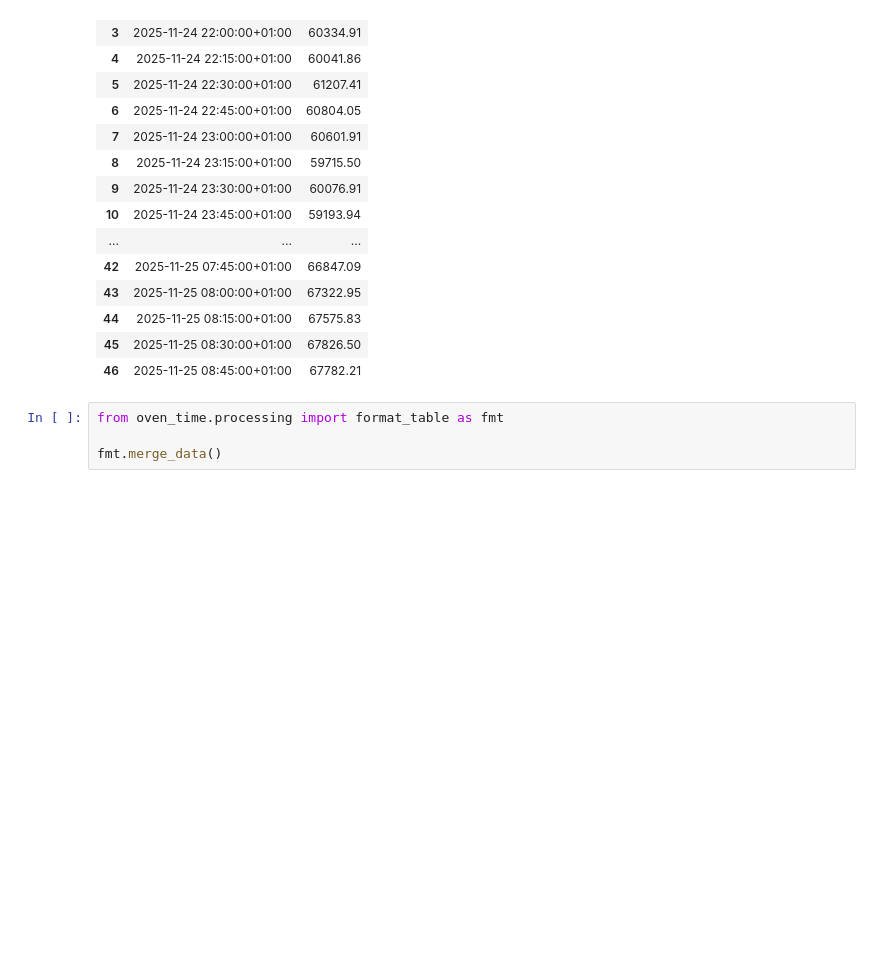
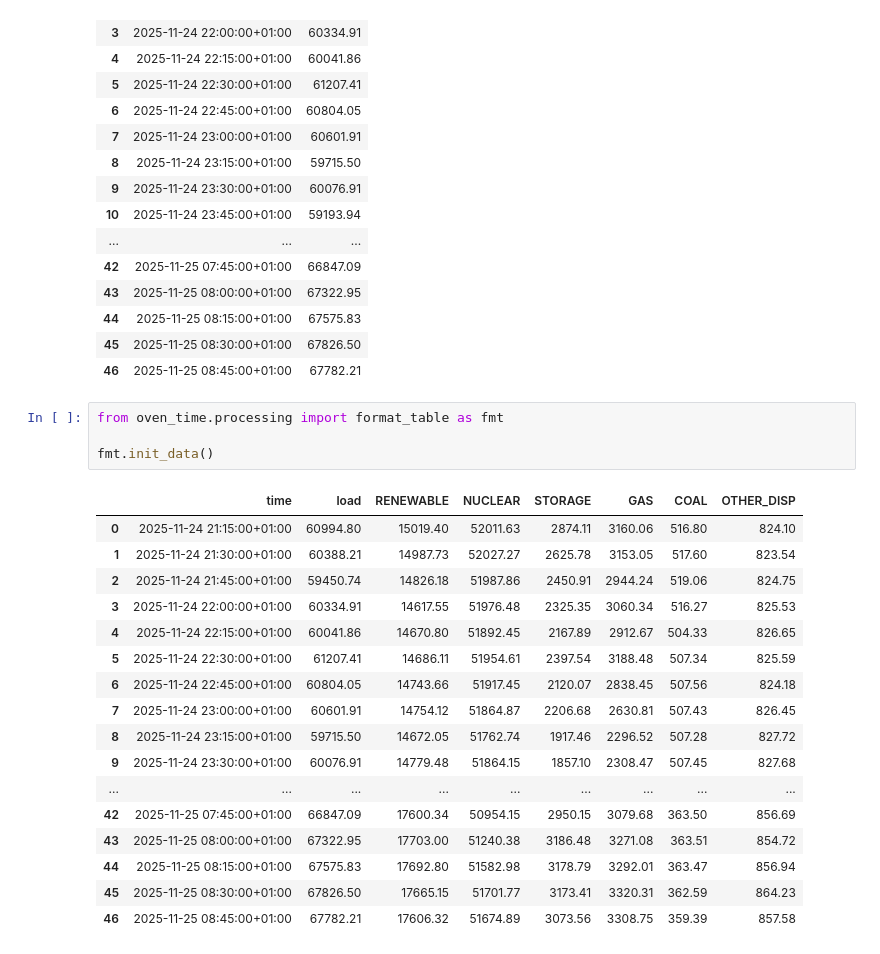
Before and after one commit to c-leblanc/oventime, a Jupyter notebook: notebooks/test_format_table.ipynb, the cells around one changed output. Drawn from its saved outputs; the diff is of its cells as text; blank space fills up the shorter version.

```diff
--- a/notebooks/test_format_table.ipynb
+++ b/notebooks/test_format_table.ipynb
@@ -82,7 +82,25 @@ load
 # %%
 from oven_time.processing import format_table as fmt
 
-fmt.merge_data()
+fmt.init_data()
+# %% [output]
+|  | time | load | RENEWABLE | NUCLEAR | STORAGE | GAS | COAL | OTHER_DISP |
+| 0 | 2025-11-24 21:15:00+01:00 | 60994.80 | 15019.40 | 52011.63 | 2874.11 | 3160.06 | 516.80 | 824.10 |
+| 1 | 2025-11-24 21:30:00+01:00 | 60388.21 | 14987.73 | 52027.27 | 2625.78 | 3153.05 | 517.60 | 823.54 |
+| 2 | 2025-11-24 21:45:00+01:00 | 59450.74 | 14826.18 | 51987.86 | 2450.91 | 2944.24 | 519.06 | 824.75 |
+| 3 | 2025-11-24 22:00:00+01:00 | 60334.91 | 14617.55 | 51976.48 | 2325.35 | 3060.34 | 516.27 | 825.53 |
+| 4 | 2025-11-24 22:15:00+01:00 | 60041.86 | 14670.80 | 51892.45 | 2167.89 | 2912.67 | 504.33 | 826.65 |
+| 5 | 2025-11-24 22:30:00+01:00 | 61207.41 | 14686.11 | 51954.61 | 2397.54 | 3188.48 | 507.34 | 825.59 |
+| 6 | 2025-11-24 22:45:00+01:00 | 60804.05 | 14743.66 | 51917.45 | 2120.07 | 2838.45 | 507.56 | 824.18 |
+| 7 | 2025-11-24 23:00:00+01:00 | 60601.91 | 14754.12 | 51864.87 | 2206.68 | 2630.81 | 507.43 | 826.45 |
+| 8 | 2025-11-24 23:15:00+01:00 | 59715.50 | 14672.05 | 51762.74 | 1917.46 | 2296.52 | 507.28 | 827.72 |
+| 9 | 2025-11-24 23:30:00+01:00 | 60076.91 | 14779.48 | 51864.15 | 1857.10 | 2308.47 | 507.45 | 827.68 |
+| ... | ... | ... | ... | ... | ... | ... | ... | ... |
+| 42 | 2025-11-25 07:45:00+01:00 | 66847.09 | 17600.34 | 50954.15 | 2950.15 | 3079.68 | 363.50 | 856.69 |
+| 43 | 2025-11-25 08:00:00+01:00 | 67322.95 | 17703.00 | 51240.38 | 3186.48 | 3271.08 | 363.51 | 854.72 |
+| 44 | 2025-11-25 08:15:00+01:00 | 67575.83 | 17692.80 | 51582.98 | 3178.79 | 3292.01 | 363.47 | 856.94 |
+| 45 | 2025-11-25 08:30:00+01:00 | 67826.50 | 17665.15 | 51701.77 | 3173.41 | 3320.31 | 362.59 | 864.23 |
+| 46 | 2025-11-25 08:45:00+01:00 | 67782.21 | 17606.32 | 51674.89 | 3073.56 | 3308.75 | 359.39 | 857.58 |
 # %%
 from oven_time.processing import generation_mix as mix
 
```
Also changed, not shown: parts of 2 cells of this notebook, 6 other files.
